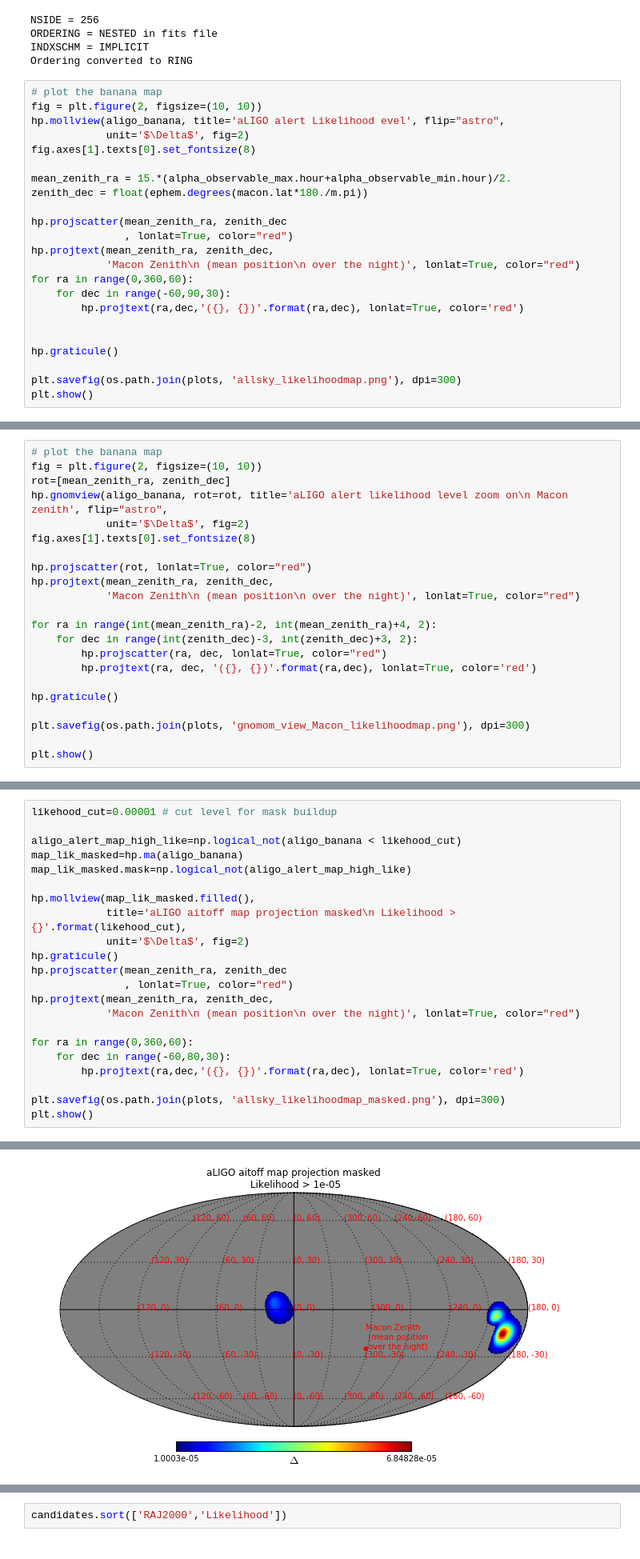
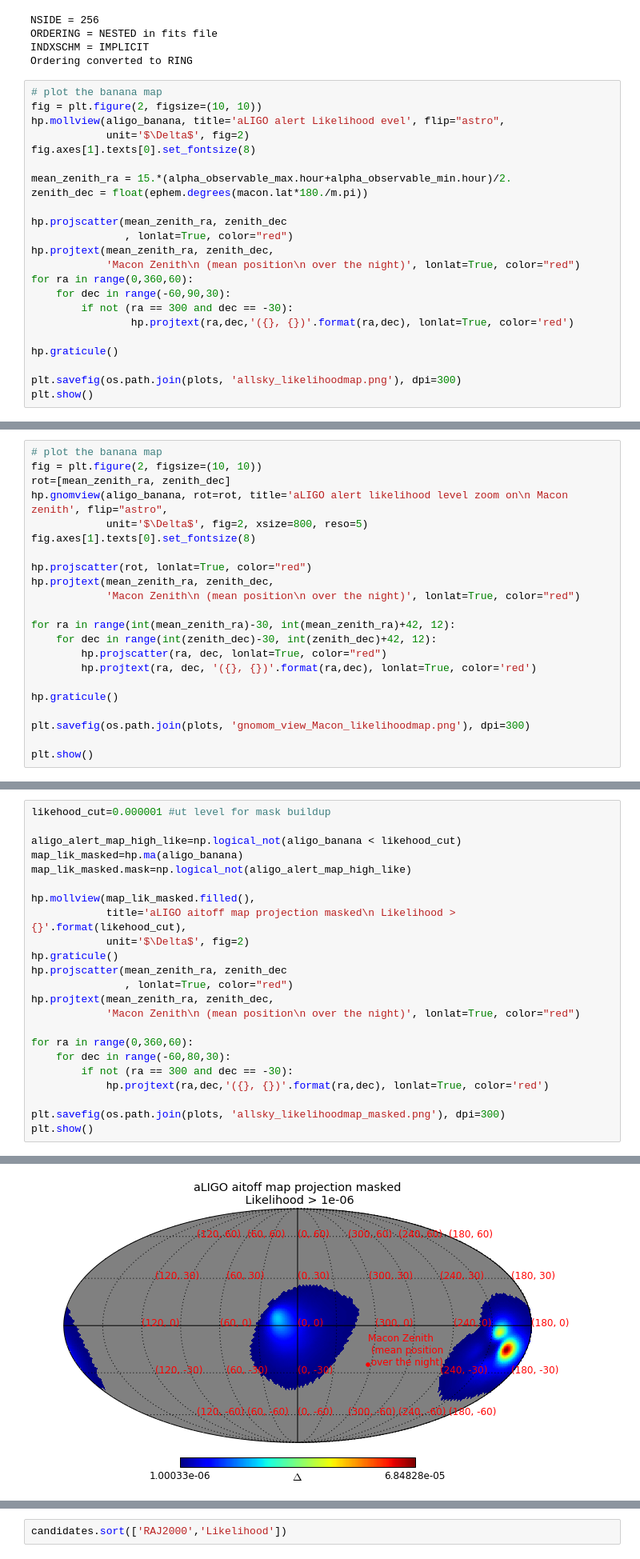
Before and after one commit to BrunoSanchez/alertreport, a Jupyter notebook: alertprocess.ipynb, the cells around one changed output, grey strips where cells are left out. Shown at 80% size. Saved outputs shown, nothing was run; the diff lists cells and outputs as text.

```diff
--- a/alertprocess.ipynb
+++ b/alertprocess.ipynb
@@ -220,8 +220,8 @@ hp.projtext(mean_zenith_ra, zenith_dec,
             'Macon Zenith\n (mean position\n over the night)', lonlat=True, color="red")
 for ra in range(0,360,60):
     for dec in range(-60,90,30):
-        hp.projtext(ra,dec,'({}, {})'.format(ra,dec), lonlat=True, color='red')
-
+        if not (ra == 300 and dec == -30):
+                hp.projtext(ra,dec,'({}, {})'.format(ra,dec), lonlat=True, color='red')
 
 hp.graticule()
 
@@ -237,15 +237,15 @@ The interval between meridians is 30 deg -0.00'.
 fig = plt.figure(2, figsize=(10, 10))
 rot=[mean_zenith_ra, zenith_dec]
 hp.gnomview(aligo_banana, rot=rot, title='aLIGO alert likelihood level zoom on\n Macon zenith', flip="astro",
-            unit='$\Delta$', fig=2)
+            unit='$\Delta$', fig=2, xsize=800, reso=5)
 fig.axes[1].texts[0].set_fontsize(8)
 
 hp.projscatter(rot, lonlat=True, color="red")
 hp.projtext(mean_zenith_ra, zenith_dec,
             'Macon Zenith\n (mean position\n over the night)', lonlat=True, color="red")
 
-for ra in range(int(mean_zenith_ra)-2, int(mean_zenith_ra)+4, 2):
-    for dec in range(int(zenith_dec)-3, int(zenith_dec)+3, 2):
+for ra in range(int(mean_zenith_ra)-30, int(mean_zenith_ra)+42, 12):
+    for dec in range(int(zenith_dec)-30, int(zenith_dec)+42, 12):
         hp.projscatter(ra, dec, lonlat=True, color="red")
         hp.projtext(ra, dec, '({}, {})'.format(ra,dec), lonlat=True, color='red')
 
@@ -262,27 +262,28 @@ The interval between meridians is 1 deg 0.00'.
 # %%
-likehood_cut=0.00001 # cut level for mask buildup
+likehood_cut=0.000001 #ut level for mask buildup
 
 aligo_alert_map_high_like=np.logical_not(aligo_banana < likehood_cut)
 map_lik_masked=hp.ma(aligo_banana)
 map_lik_masked.mask=np.logical_not(aligo_alert_map_high_like)
 
 hp.mollview(map_lik_masked.filled(),
             title='aLIGO aitoff map projection masked\n Likelihood > {}'.format(likehood_cut),
             unit='$\Delta$', fig=2)
 hp.graticule()
 hp.projscatter(mean_zenith_ra, zenith_dec
                , lonlat=True, color="red")
 hp.projtext(mean_zenith_ra, zenith_dec,
             'Macon Zenith\n (mean position\n over the night)', lonlat=True, color="red")
 
 for ra in range(0,360,60):
     for dec in range(-60,80,30):
-        hp.projtext(ra,dec,'({}, {})'.format(ra,dec), lonlat=True, color='red')
+        if not (ra == 300 and dec == -30):
+            hp.projtext(ra,dec,'({}, {})'.format(ra,dec), lonlat=True, color='red')
 
 plt.savefig(os.path.join(plots, 'allsky_likelihoodmap_masked.png'), dpi=300)
 plt.show()
 # %% [output]
 0.0 180.0 -180.0 180.0
 The interval between parallels is 30 deg -0.00'.
 The interval between meridians is 30 deg -0.00'.
-[figure, old version]
+[figure, new version]
```
Also changed, not shown: parts of 15 cells of this notebook.
